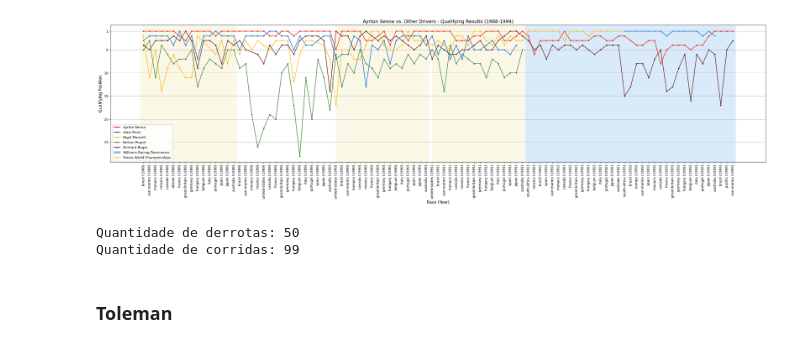
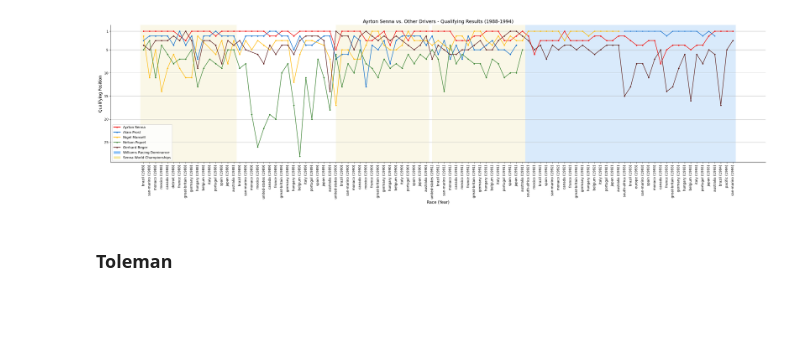
Before and after one commit to thiagodalladea/ayrton-senna-dv, a Jupyter notebook: nb.ipynb, the cells around one changed output. Saved outputs shown, nothing was run; the diff lists cells and outputs as text; code cells hidden in the pictures; blank space fills up the shorter version.

```diff
--- a/nb.ipynb
+++ b/nb.ipynb
@@ -60,8 +65,6 @@ plt.xticks(rotation=90, fontsize=10)
 plt.yticks([1, 5, 10, 15, 20, 25], fontsize=10)
 plt.gca().invert_yaxis()
 
-loses = senna_data_1988_1994[senna_data_1988_1994['position'] != 1].index
-
 # for lose in loses:
 #     plt.axvspan(lose-0.5, lose+0.5, facecolor='#f8b4b4', alpha=0.5)
 
@@ -70,43 +73,44 @@ loses = senna_data_1988_1994[senna_data_1988_1994['position'] != 1].index
 #     y = senna_data_1988_1994['position'][lose]
 #     center = (x, y)
 #     circle = patches.Circle(center, radius=1, color='#fc6969', alpha=0.5)
 #     ax.add_patch(circle)
 
-start_index_williams = senna_data_1988_1994[senna_data_1988_1994['year'] >= 1994].index[0] - senna_data_1988_1994[senna_data_1988_1994['year'] == 1990].index[0]
-end_index_williams = len(senna_data_1988_1994['year_race'])-1
-plt.axvspan(start_index_williams-0.5, end_index_williams+0.5, facecolor='#b4d6f8', alpha=0.5)
+# for i in range(len(senna_data_1988_1994)):
+#     if i%2 == 0:
+#         plt.axvspan(i-0.5, i+0.5, facecolor='#e4e4e4', alpha=0.5)
 
 plt.axvspan(-0.5, len(senna_data_1988_1994[senna_data_1988_1994['year'] == 1988])-0.5, facecolor='#f7f1d0', alpha=0.5)
 
 start_index_wc = senna_data_1988_1994[senna_data_1988_1994['year'] >= 1991].index[0] - senna_data_1988_1994[senna_data_1988_1994['year'] == 1989].index[0]
 end_index_wc = start_index_wc + len(senna_data_1988_1994[senna_data_1988_1994['year'] == 1991])
 plt.axvspan(start_index_wc, end_index_wc-0.5, facecolor='#f7f1d0', alpha=0.5)
 
 start_index_wc = senna_data_1988_1994[senna_data_1988_1994['year'] >= 1992].index[0] - senna_data_1988_1994[senna_data_1988_1994['year'] == 1989].index[0]
 end_index_wc = start_index_wc + len(senna_data_1988_1994[senna_data_1988_1994['year'] == 1992])
 plt.axvspan(start_index_wc, end_index_wc-0.5, facecolor='#f7f1d0', alpha=0.5)
+
+start_index_williams = senna_data_1988_1994[senna_data_1988_1994['year'] >= 1994].index[0] - senna_data_1988_1994[senna_data_1988_1994['year'] == 1990].index[0]
+end_index_williams = len(senna_data_1988_1994['year_race'])-1
+plt.axvspan(start_index_williams-0.5, end_index_williams+0.5, facecolor='#b4d6f8', alpha=0.5)
 
 
 plt.grid(axis='y')
 
 legend_elements = [
     Patch(facecolor='#8BC1F7', edgecolor='#b4d6f8', label='Williams Racing Dominance'),
     Patch(facecolor='#f5e9a3', edgecolor='#f7f1d0', label='Senna World Championships'),
     # Patch(facecolor='#f8b4b4', edgecolor='#f8b4b4', label="Senna's defeats"),
 ]
 
 legend = plt.legend(handles=plt.gca().get_legend_handles_labels()[0] + legend_elements, loc='lower left')
 
+ax.spines['top'].set_visible(False)
+ax.spines['right'].set_visible(False)
+
 plt.tight_layout()
 plt.show()
 # %% [output]
-[figure, old version]
+[figure, new version]
-# %%
-print(f'Quantidade de derrotas: {len(loses)}')
-print(f'Quantidade de corridas: {len(senna_data_1988_1994)}')
-# %% [output]
-Quantidade de derrotas: 50
-Quantidade de corridas: 99
 # %% [markdown]
 ### Toleman
 # %%
```
Also changed, not shown: parts of 11 cells of this notebook, 7 other files.
